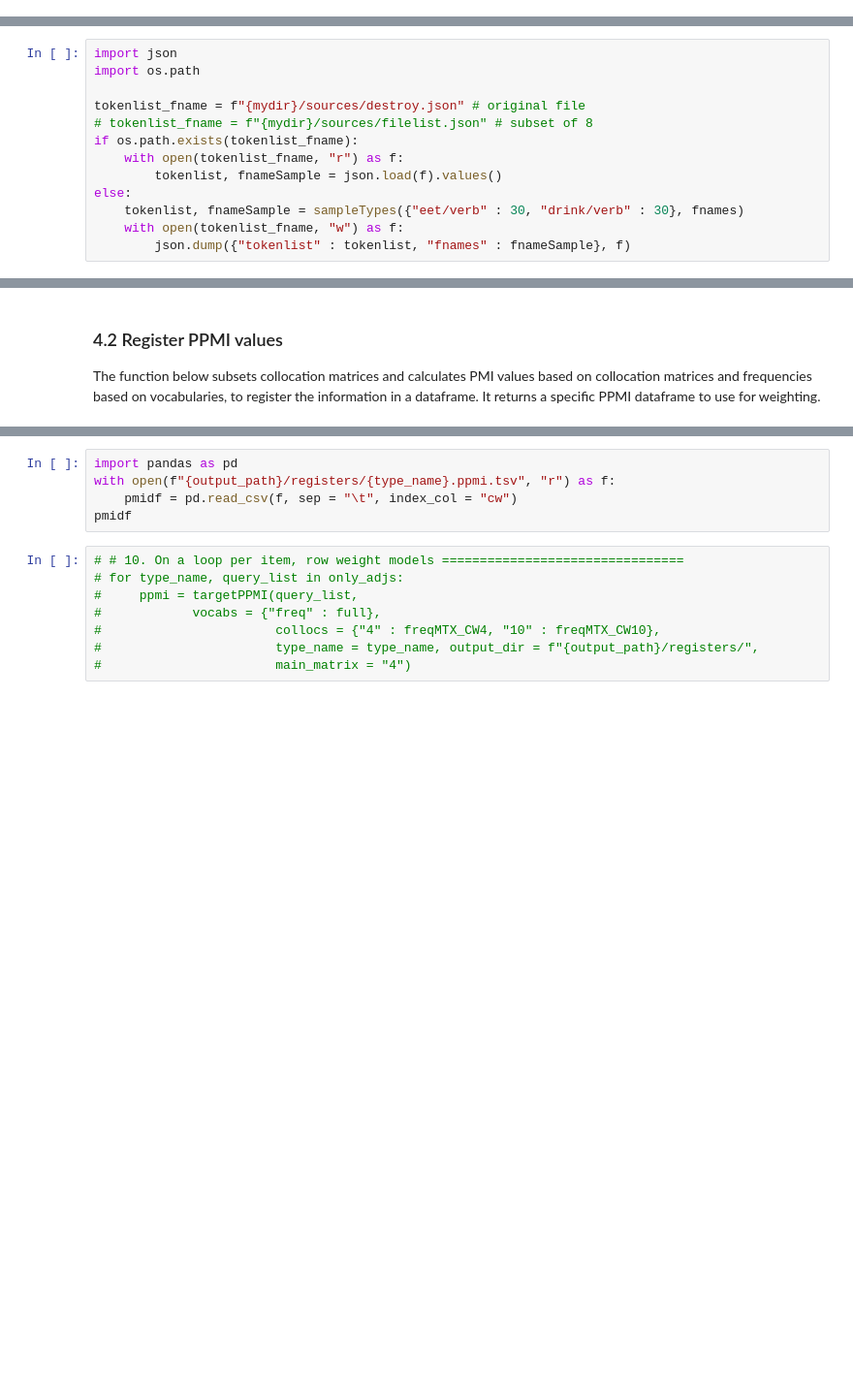
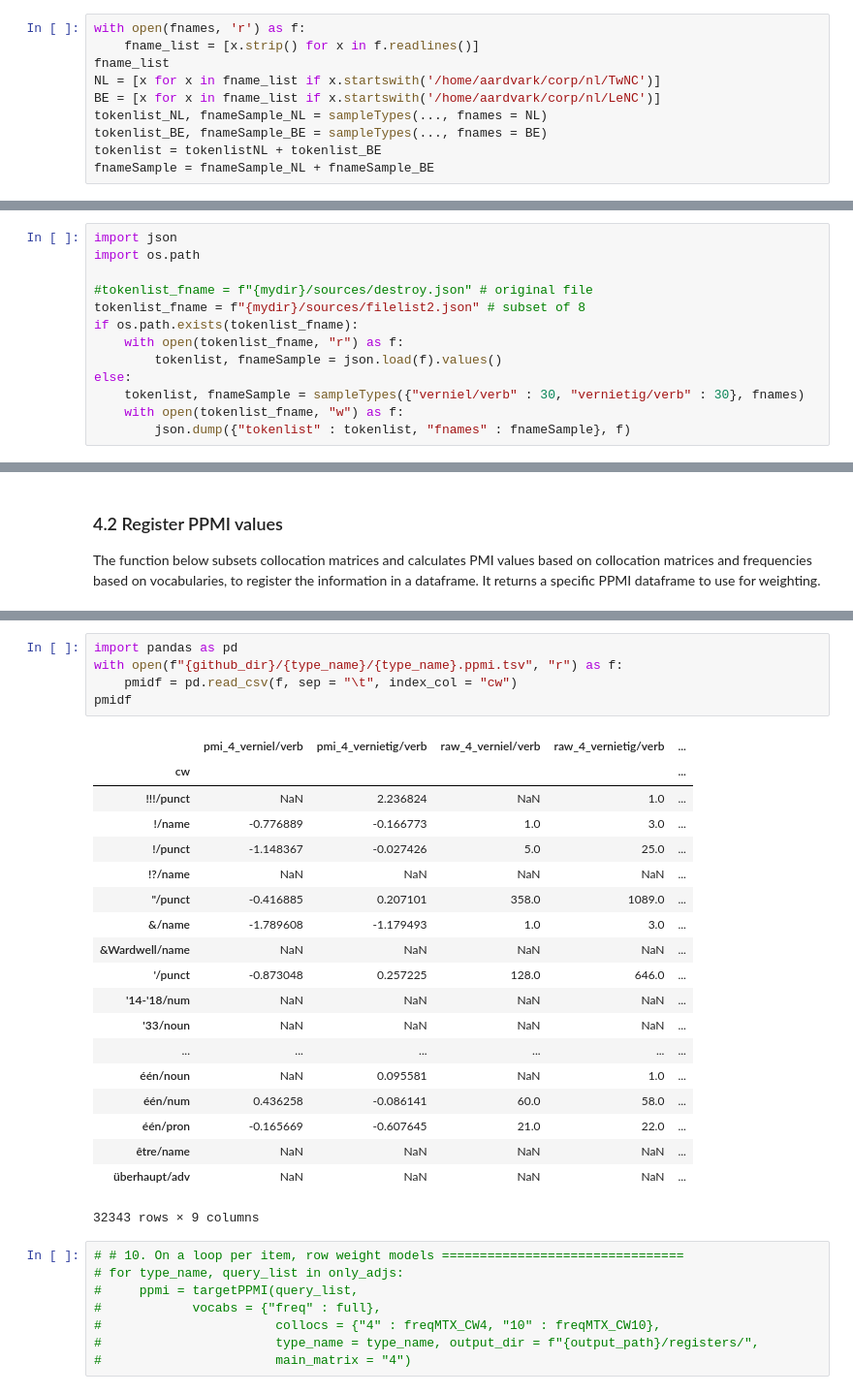
Before and after one commit to montesmariana/semasioFlow, a Jupyter notebook: createClouds.ipynb, the cells around one changed output, grey strips where cells are left out. Shown: that part at 97% size. Cells and saved outputs as stored; diff of their text form; blank space fills up the shorter version.

```diff
--- a/createClouds.ipynb
+++ b/createClouds.ipynb
@@ -101,3 +96,13 @@ Even though we first think of the type leven and only afterwards of the token le
 As a first step, we need the type or list of types we want to run; for example `"heet/adj"` or `["vernietig/verb", "verniel/verb"]`, and we subset the vocabulary for that query.
 # %%
 fnames = f"{mydir}/sources/LeNC260TwNC260.fnames"
+# %%
+with open(fnames, 'r') as f:
+    fname_list = [x.strip() for x in f.readlines()]
+fname_list
+NL = [x for x in fname_list if x.startswith('/home/aardvark/corp/nl/TwNC')]
+BE = [x for x in fname_list if x.startswith('/home/aardvark/corp/nl/LeNC')]
+tokenlist_NL, fnameSample_NL = sampleTypes(..., fnames = NL)
+tokenlist_BE, fnameSample_BE = sampleTypes(..., fnames = BE)
+tokenlist = tokenlistNL + tokenlist_BE
+fnameSample = fnameSample_NL + fnameSample_BE
@@ -115,13 +122,13 @@ Of course, to keep the sample fixed it would be more useful to generate the list
 import json
 import os.path
 
-tokenlist_fname = f"{mydir}/sources/destroy.json" # original file
-# tokenlist_fname = f"{mydir}/sources/filelist.json" # subset of 8
+#tokenlist_fname = f"{mydir}/sources/destroy.json" # original file
+tokenlist_fname = f"{mydir}/sources/filelist2.json" # subset of 8
 if os.path.exists(tokenlist_fname):
     with open(tokenlist_fname, "r") as f:
         tokenlist, fnameSample = json.load(f).values()
 else:
-    tokenlist, fnameSample = sampleTypes({"eet/verb" : 30, "drink/verb" : 30}, fnames)
+    tokenlist, fnameSample = sampleTypes({"verniel/verb" : 30, "vernietig/verb" : 30}, fnames)
     with open(tokenlist_fname, "w") as f:
         json.dump({"tokenlist" : tokenlist, "fnames" : fnameSample}, f)
 # %%
@@ -311,8 +481,28 @@ ppmi # it returns the PPMI values based on collocs["4"]
 # %%
 import pandas as pd
-with open(f"{output_path}/registers/{type_name}.ppmi.tsv", "r") as f:
+with open(f"{github_dir}/{type_name}/{type_name}.ppmi.tsv", "r") as f:
     pmidf = pd.read_csv(f, sep = "\t", index_col = "cw")
 pmidf
+# %% [output]
+|  | pmi_4_verniel/verb | pmi_4_vernietig/verb | raw_4_verniel/verb | raw_4_vernietig/verb | ... |
+| cw |  |  |  |  | ... |
+| !!!/punct | NaN | 2.236824 | NaN | 1.0 | ... |
+| !/name | -0.776889 | -0.166773 | 1.0 | 3.0 | ... |
+| !/punct | -1.148367 | -0.027426 | 5.0 | 25.0 | ... |
+| !?/name | NaN | NaN | NaN | NaN | ... |
+| "/punct | -0.416885 | 0.207101 | 358.0 | 1089.0 | ... |
+| &/name | -1.789608 | -1.179493 | 1.0 | 3.0 | ... |
+| &Wardwell/name | NaN | NaN | NaN | NaN | ... |
+| '/punct | -0.873048 | 0.257225 | 128.0 | 646.0 | ... |
+| '14-'18/num | NaN | NaN | NaN | NaN | ... |
+| '33/noun | NaN | NaN | NaN | NaN | ... |
+| ... | ... | ... | ... | ... | ... |
+| één/noun | NaN | 0.095581 | NaN | 1.0 | ... |
+| één/num | 0.436258 | -0.086141 | 60.0 | 58.0 | ... |
+| één/pron | -0.165669 | -0.607645 | 21.0 | 22.0 | ... |
+| être/name | NaN | NaN | NaN | NaN | ... |
+| überhaupt/adv | NaN | NaN | NaN | NaN | ... |
+32343 rows × 9 columns
 # %%
 # # 10. On a loop per item, row weight models ================================
 # for type_name, query_list in only_adjs:
```
Also changed, not shown: parts of 21 cells of this notebook, 10 other files.
